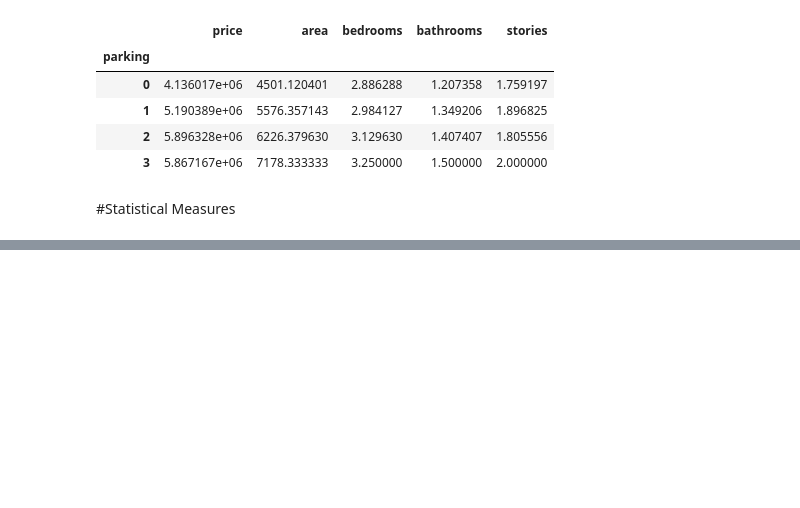
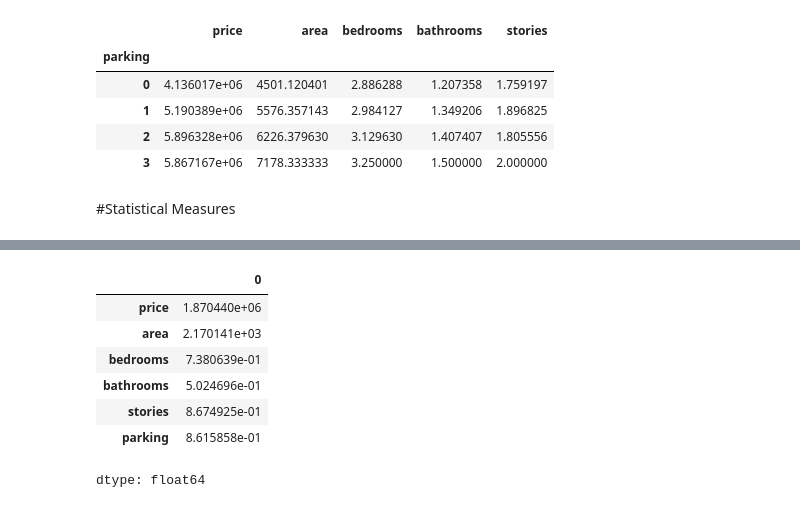
Before and after one commit to officialaryansingh/pandas_learning, a Jupyter notebook: pandas_fundamental2.ipynb, the cells around one changed output, grey strips where cells are left out. Saved outputs shown, nothing was run; the diff lists cells and outputs as text; code cells hidden in the pictures; blank space fills up the shorter version.

```diff
--- a/pandas_fundamental2.ipynb
+++ b/pandas_fundamental2.ipynb
@@ -236,0 +270,13 @@ housing_df2.groupby('parking').mean()
+# %%
+# standard deviation -  column wise
+
+housing_df2.std()
+# %% [output]
+|  | 0 |
+| price | 1.870440e+06 |
+| area | 2.170141e+03 |
+| bedrooms | 7.380639e-01 |
+| bathrooms | 5.024696e-01 |
+| stories | 8.674925e-01 |
+| parking | 8.615858e-01 |
+dtype: float64
```
Also changed, not shown: parts of 2 cells of this notebook.
